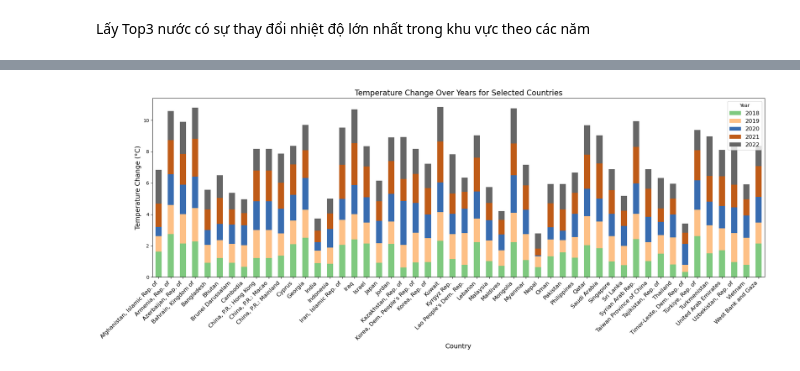
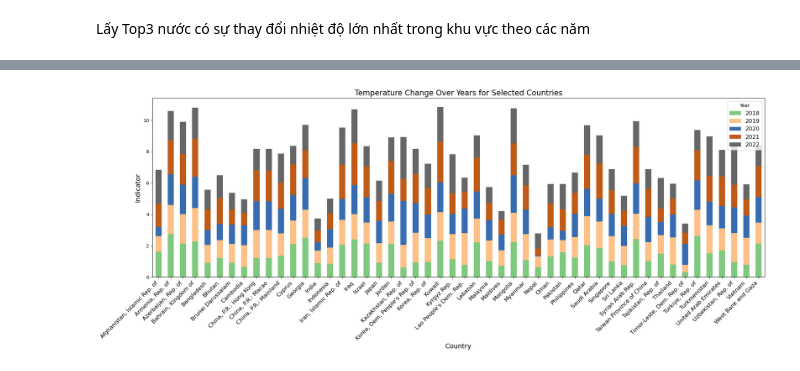
Before and after one commit to thienphucle/DS105.P11_Data_Analysis_And_Visualization, a Jupyter notebook: EDA/EDA_AST.ipynb, the cells around one changed output, grey strips where cells are left out. Drawn from its saved outputs; the diff is of its cells as text; code cells hidden in the pictures.

```diff
--- a/EDA/EDA_AST.ipynb
+++ b/EDA/EDA_AST.ipynb
@@ -81,3 +125,39 @@ def temperature_change_plot(df, title, show_value=True, years=None,):
     plt.yticks(rotation=0)
     plt.tight_layout()
     plt.show()
+# %%
+def visualize_change_stacked_bar_plot(data,  title, years=None):
+    """
+    Trực quan dữ liệu bằng Stacked Bar Plot, so sánh sự thay đổi của từng quốc gia qua các năm.
+
+    Tham số:
+        data (pd.DataFrame): dữ liệu đầu vào
+        title (str): tên biểu đồ
+        years (list, optional): năm
+    """
+
+
+    if years is None:
+        years = [col for col in data.columns if col.isdigit()]
+
+    # Filter the data for the selected countries
+    country_list = data['Country']
+    filtered_data = data[data['Country'].isin(country_list)]
+
+    # Set the country names as the index
+    filtered_data.set_index('Country', inplace=True)
+
+    # Select only the years to be plotted
+    values = filtered_data[years]
+
+    # Plot the stacked bar chart
+    values.plot(kind='bar', stacked=True, figsize=(20, 8), colormap='Accent')
+
+    # Customize the plot
+    plt.title(title, fontsize=16)
+    plt.ylabel("Indicator", fontsize=14)
+    plt.xlabel("Country", fontsize=14)
+    plt.xticks(rotation=45, ha='right', fontsize=12)
+    plt.legend(title="Year", fontsize=12)
+    plt.tight_layout()
+    plt.show()
@@ -152,5 +223,5 @@ def visualize_change_over_years(data,  title, years=None):
 # %%
 title = "Temperature Change Over Years for Selected Countries"
-visualize_change_over_years(ast, title="Temperature Change Over Years for Selected Countries")
+visualize_change_stacked_bar_plot(ast, title)
 # %% [output]
-[figure, old version]
+[figure, new version]
```
Also changed, not shown: parts of 8 cells of this notebook, 1 other file.
